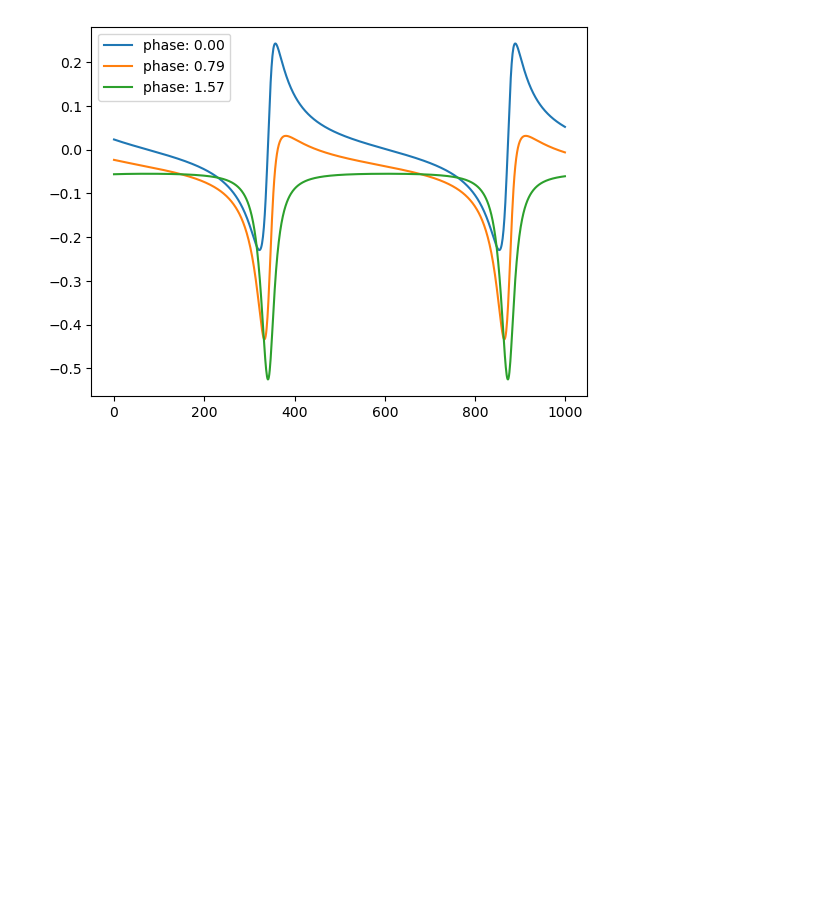
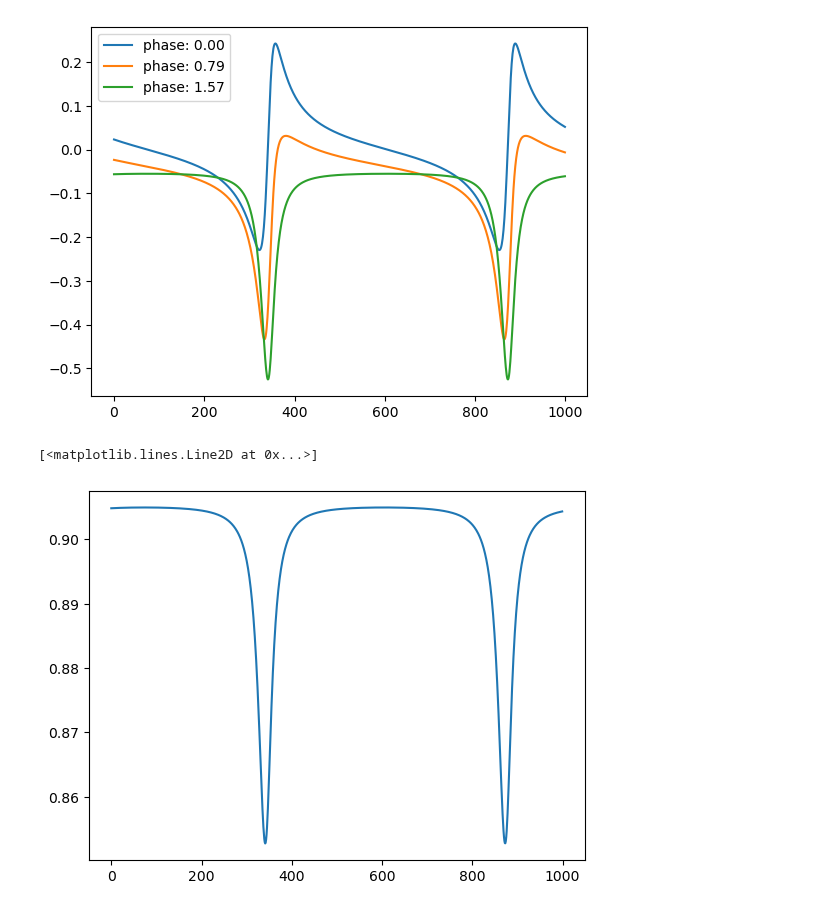
Before and after one commit to matib12/oreonspy, a Jupyter notebook: nb/FP cavity dynamics.ipynb, the cells around one changed output. Drawn from its saved outputs; the diff is of its cells as text; code cells hidden in the pictures; blank space fills up the shorter version.

```diff
--- a/nb/FP cavity dynamics.ipynb
+++ b/nb/FP cavity dynamics.ipynb
@@ -161,6 +161,9 @@ def d(t):
 def E_in(t):
     return 1.
     #return A*np.sin(2.*np.pi*f*t)
+# %%
+def x_a(t):
+    return 0.0
 # %%
 def S_n(t, n, T):
     '''
@@ -241,6 +244,7 @@ tdata = np.linspace(0., .1, number_of_points)
 
 res = np.zeros(number_of_points, dtype=np.complex_)
 ein = np.zeros(number_of_points, dtype=np.complex_)
+eref = np.zeros(number_of_points, dtype=np.complex_)
 # %%
 plt.plot(d(tdata))
 # %% [output]
@@ -285,3 +289,17 @@ plt.legend()
 # %% [output]
 <matplotlib.legend.Legend at 0x...>
 [figure]
+# %%
+def E_ref(t, Edt):
+    return np.exp(-2.j*k*x_a(t)) * ((r_a**2 + t_a**2)*E_in(t) - t_a * Edt) / r_a
+
+
+for idx, t in enumerate(tdata):
+    ein[idx] = E_in(t)
+    res[idx] = E(t, N=25)
+    eref[idx] = E_ref(t, res[idx])
+
+R_coeff = eref/ein
+# %% [output]
+[<matplotlib.lines.Line2D at 0x...>]
+[figure, added]
```
Also changed, not shown: parts of 4 cells of this notebook.
